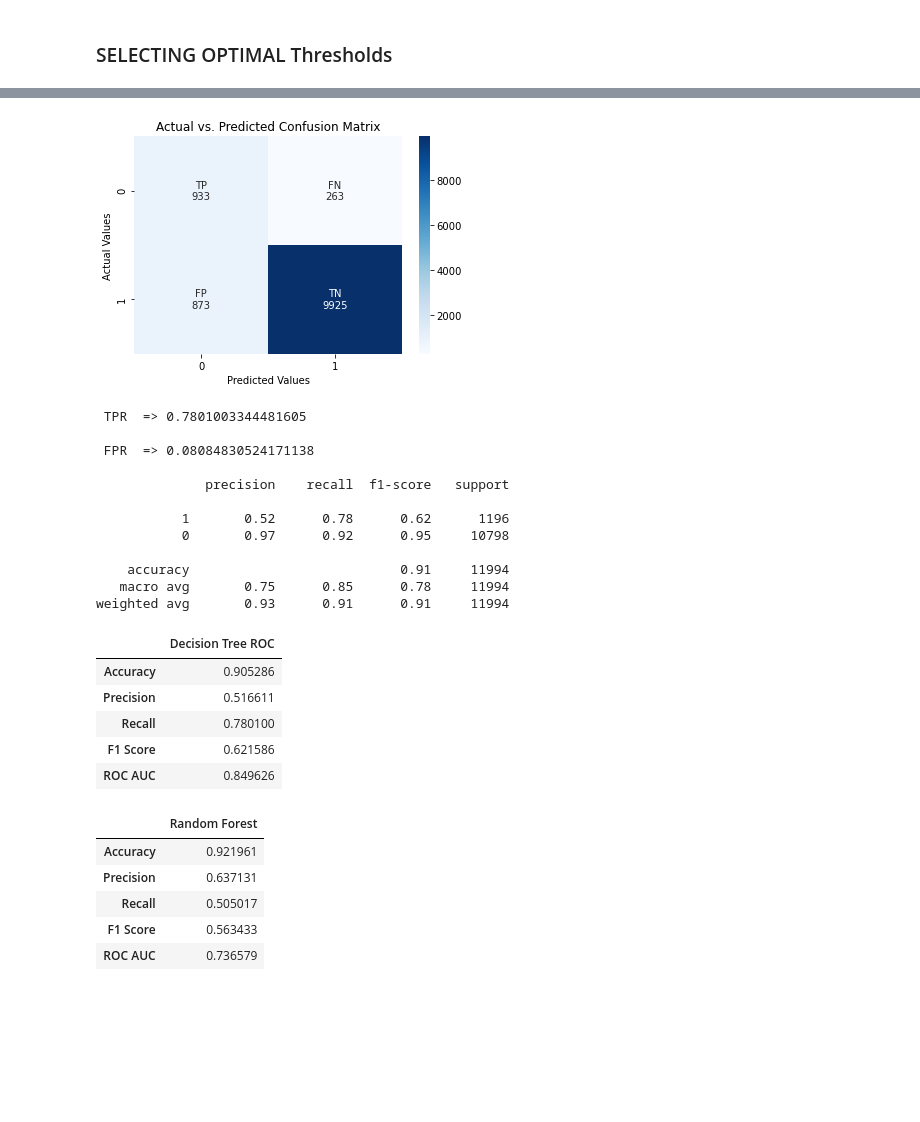
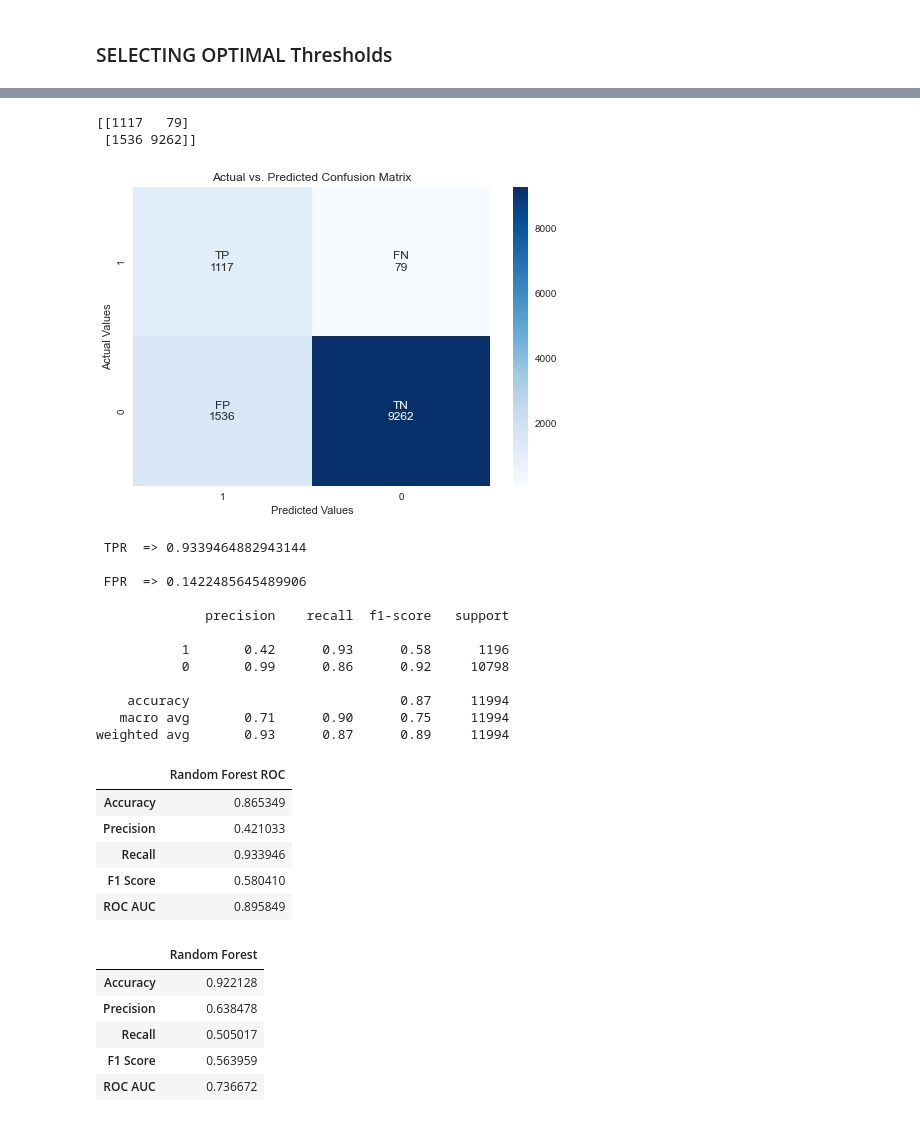
Before and after one commit to melwinmpk/python_datascience, a Jupyter notebook: Project/Project Telemarketing Campaign for Bank/Notebook_v2/Modeling.ipynb, the cells around one changed output, grey strips where cells are left out. Cells and saved outputs as stored; diff of their text form; code cells hidden in the pictures; blank space fills up the shorter version.

```diff
--- a/Project/Project Telemarketing Campaign for Bank/Notebook_v2/Modeling.ipynb
+++ b/Project/Project Telemarketing Campaign for Bank/Notebook_v2/Modeling.ipynb
@@ -86,6 +86,7 @@ def selecting_optimal_thresholds(model,x_test,y_test):
 
 def draw_confusion_matrix_binary(y_test,y_pred,model=None):
     matrixdata = confusion_matrix(y_test, y_pred, labels=[1,0])
+    print(matrixdata)
     group_names  = ['TP','FN','FP','TN'] # ['TN','FP','FN','TP']
     group_counts = ["{0:0.0f}".format(value) for value in
                 matrixdata.flatten()]
@@ -93,7 +94,7 @@ def draw_confusion_matrix_binary(y_test,y_pred,model=None):
     labels = [f"{v1}\n{v2}" for v1, v2 in
           zip(group_names,group_counts)]
     labels = np.asarray(labels).reshape(2,2)
-    sns.heatmap(matrixdata, annot=labels, cmap='Blues' , fmt='') # cmap='Blues' , fmt=''   categories=categories,cmap='binary'
+    sns.heatmap(matrixdata, annot=labels, cmap='Blues' , fmt='',xticklabels=[1,0], yticklabels=[1,0]) # cmap='Blues' , fmt=''   categories=categories,cmap='binary'
 
     plt.xlabel('Predicted Values')
     plt.ylabel('Actual Values')
@@ -205,3 +214,15 @@ weighted avg       0.93      0.87      0.89     11994
 | Recall | 0.879599 |
 | F1 Score | 0.575178 |
 | ROC AUC | 0.874509 |
+# %%
+visualizer = DiscriminationThreshold(model_dt,
+                                     n_trials=5,
+                                     cv=0.5,
+                                     argmax='fscore',
+                                     random_state=0,
+                                     is_fitted=False,
+                                     exclude = "queue_rate")
+
+visualizer.fit(x_train, y_train)        # Fit the visualizer and the model
+visualizer.score(x_test, y_test)        # Evaluate the model on the test data
+visualizer.show()
@@ -240,7 +291,7 @@ model_rf.set_params(criterion    = 'entropy',
                     max_features = None,
                     max_depth    = 8,
                     bootstrap    = True,
-                    n_estimators = 1380,
+                    n_estimators = 1400,
                     warm_start   = False,
                     oob_score    = False
                    )
@@ -285,34 +338,36 @@ Best Threshold=0.260381, F-Score=0.642
 # %%
-y_pred = (model_dt.predict_proba(x_test)[:,1] >= 0.260381).astype(bool)
+y_pred = (model_rf.predict_proba(x_test)[:,1] >= 0.129902).astype(bool)
 draw_confusion_matrix_binary(y_test,y_pred)
-roc_metrix_dt = model_compare("Decision Tree ROC ",model_dt, y_test, y_pred,True)
-roc_metrix_dt
+roc_metrix_rf = model_compare("Random Forest ROC ",model_rf, y_test, y_pred,True)
+roc_metrix_rf
 # %% [output]
+[[1117   79]
+ [1536 9262]]
-[figure, old version]
+[figure, new version]
- TPR  => 0.7801003344481605
-
- FPR  => 0.08084830524171138
-
-              precision    recall  f1-score   support
-
-           1       0.52      0.78      0.62      1196
-           0       0.97      0.92      0.95     10798
-
-    accuracy                           0.91     11994
-   macro avg       0.75      0.85      0.78     11994
-weighted avg       0.93      0.91      0.91     11994
+ TPR  => 0.9339464882943144
+
+ FPR  => 0.1422485645489906
+
+              precision    recall  f1-score   support
+
+           1       0.42      0.93      0.58      1196
+           0       0.99      0.86      0.92     10798
+
+    accuracy                           0.87     11994
+   macro avg       0.71      0.90      0.75     11994
+weighted avg       0.93      0.87      0.89     11994
-|  | Decision Tree ROC |
-| Accuracy | 0.905286 |
-| Precision | 0.516611 |
-| Recall | 0.780100 |
-| F1 Score | 0.621586 |
-| ROC AUC | 0.849626 |
+|  | Random Forest ROC |
+| Accuracy | 0.865349 |
+| Precision | 0.421033 |
+| Recall | 0.933946 |
+| F1 Score | 0.580410 |
+| ROC AUC | 0.895849 |
 # %%
 metrix_rf
 # %% [output]
 |  | Random Forest |
-| Accuracy | 0.921961 |
-| Precision | 0.637131 |
+| Accuracy | 0.922128 |
+| Precision | 0.638478 |
 | Recall | 0.505017 |
-| F1 Score | 0.563433 |
-| ROC AUC | 0.736579 |
+| F1 Score | 0.563959 |
+| ROC AUC | 0.736672 |
```
Also changed, not shown: parts of 12 cells of this notebook.
